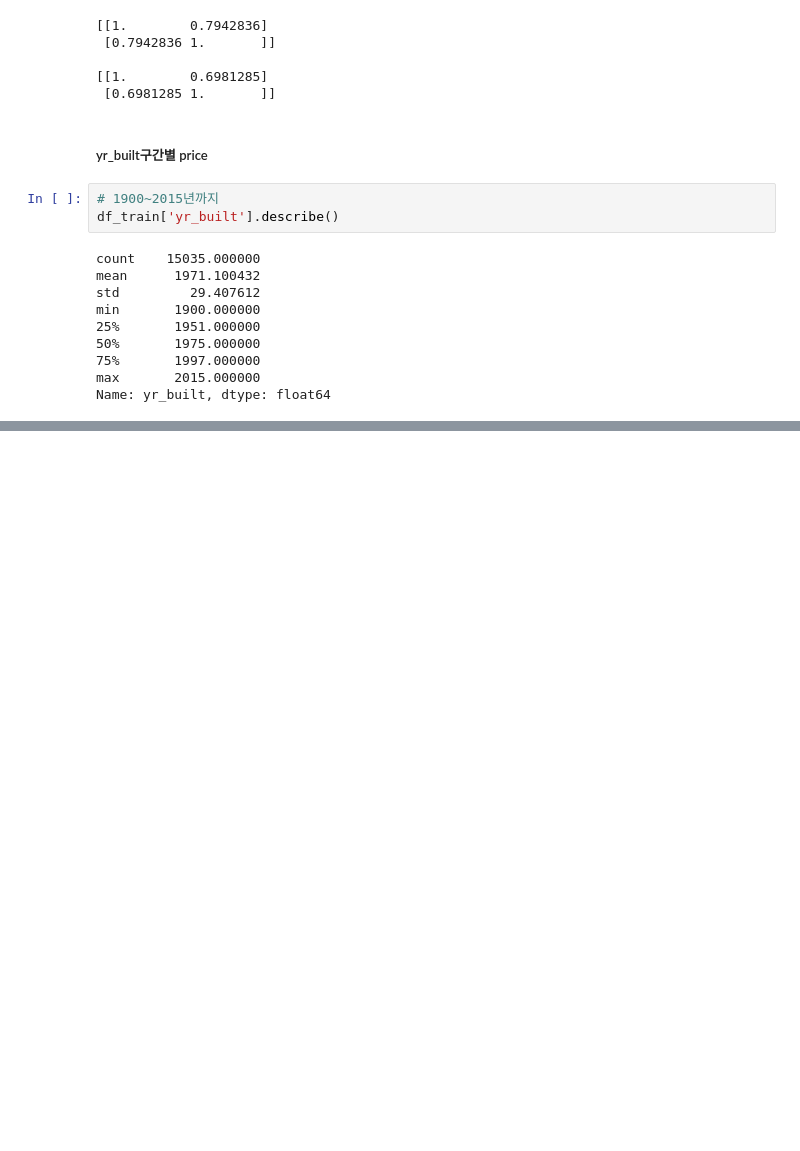
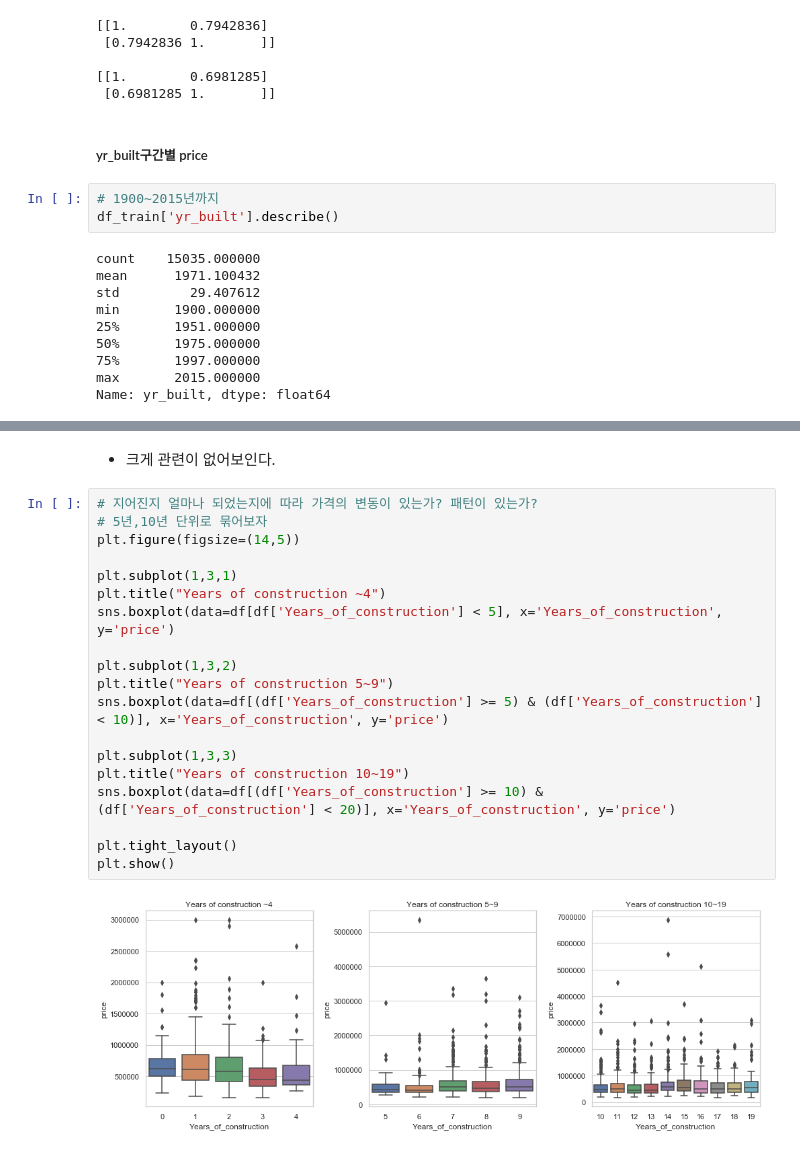
Before and after one commit to Junhojuno/everyday-kaggle, a Jupyter notebook: houseprice_prediction/code/Lets-EDA-it.ipynb, the cells around one changed output, grey strips where cells are left out. Saved outputs shown, nothing was run; the diff lists cells and outputs as text; blank space fills up the shorter version.

```diff
--- a/houseprice_prediction/code/Lets-EDA-it.ipynb
+++ b/houseprice_prediction/code/Lets-EDA-it.ipynb
@@ -958,0 +1021,23 @@ Name: yr_built, dtype: float64
+# %% [markdown]
+- 크게 관련이 없어보인다.
+# %%
+# 지어진지 얼마나 되었는지에 따라 가격의 변동이 있는가? 패턴이 있는가?
+# 5년,10년 단위로 묶어보자
+plt.figure(figsize=(14,5))
+
+plt.subplot(1,3,1)
+plt.title("Years of construction ~4")
+sns.boxplot(data=df[df['Years_of_construction'] < 5], x='Years_of_construction', y='price')
+
+plt.subplot(1,3,2)
+plt.title("Years of construction 5~9")
+sns.boxplot(data=df[(df['Years_of_construction'] >= 5) & (df['Years_of_construction'] < 10)], x='Years_of_construction', y='price')
+
+plt.subplot(1,3,3)
+plt.title("Years of construction 10~19")
+sns.boxplot(data=df[(df['Years_of_construction'] >= 10) & (df['Years_of_construction'] < 20)], x='Years_of_construction', y='price')
+
+plt.tight_layout()
+plt.show()
+# %% [output]
+[figure, added]
```
Also changed, not shown: parts of 25 cells of this notebook.
